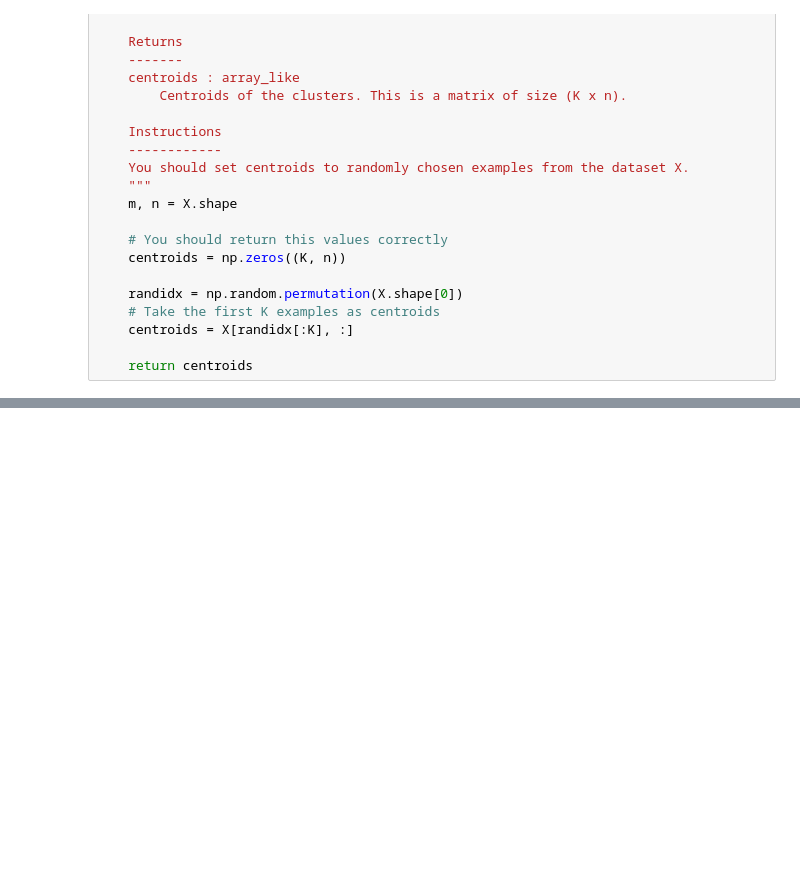
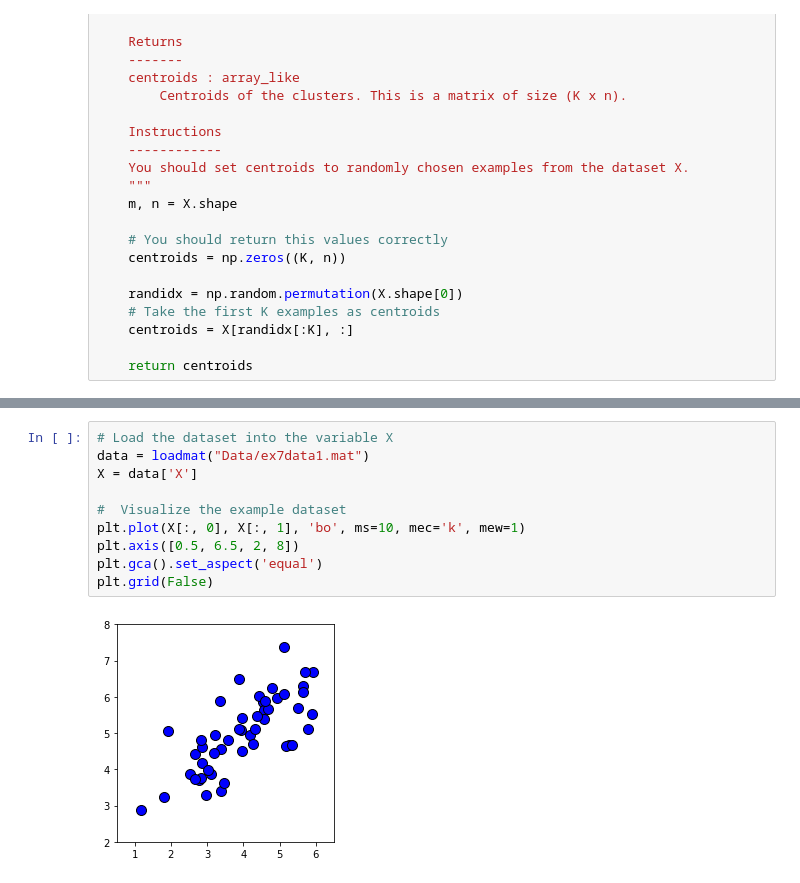
Before and after one commit to SoroushGhaderi/Machine_Learning_Andrew_Ng_exercises_with_Python, a Jupyter notebook: K-means and PCA/K-means and PCA.ipynb, the cells around one changed output, grey strips where cells are left out. Drawn from its saved outputs; the diff is of its cells as text; blank space fills up the shorter version.

```diff
--- a/K-means and PCA/K-means and PCA.ipynb
+++ b/K-means and PCA/K-means and PCA.ipynb
@@ -508,0 +519,12 @@ ax[1].grid(False)
+# %%
+# Load the dataset into the variable X
+data = loadmat("Data/ex7data1.mat")
+X = data['X']
+
+#  Visualize the example dataset
+plt.plot(X[:, 0], X[:, 1], 'bo', ms=10, mec='k', mew=1)
+plt.axis([0.5, 6.5, 2, 8])
+plt.gca().set_aspect('equal')
+plt.grid(False)
+# %% [output]
+[figure, added]
```
Also changed, not shown: parts of 7 cells of this notebook.
